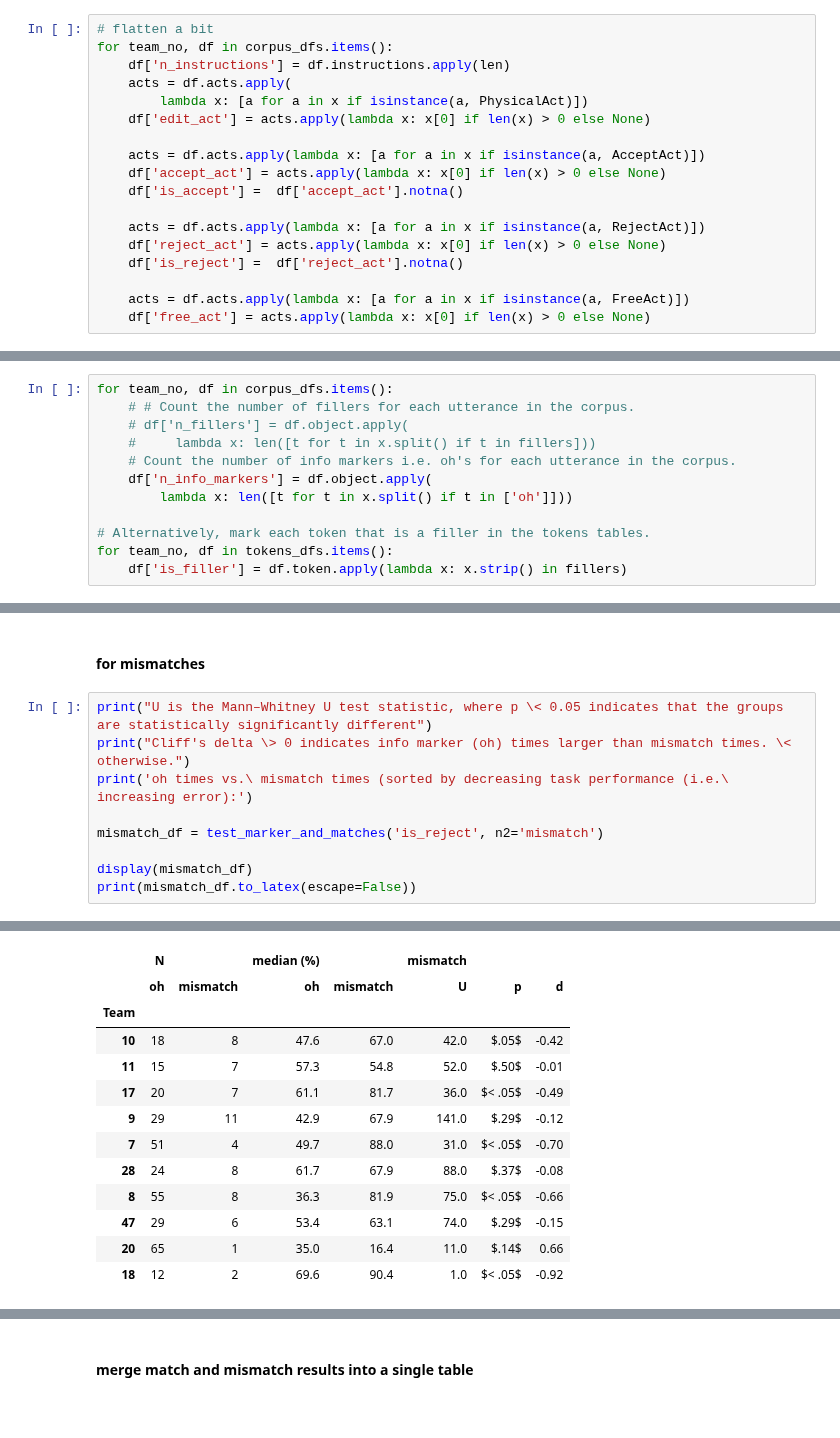
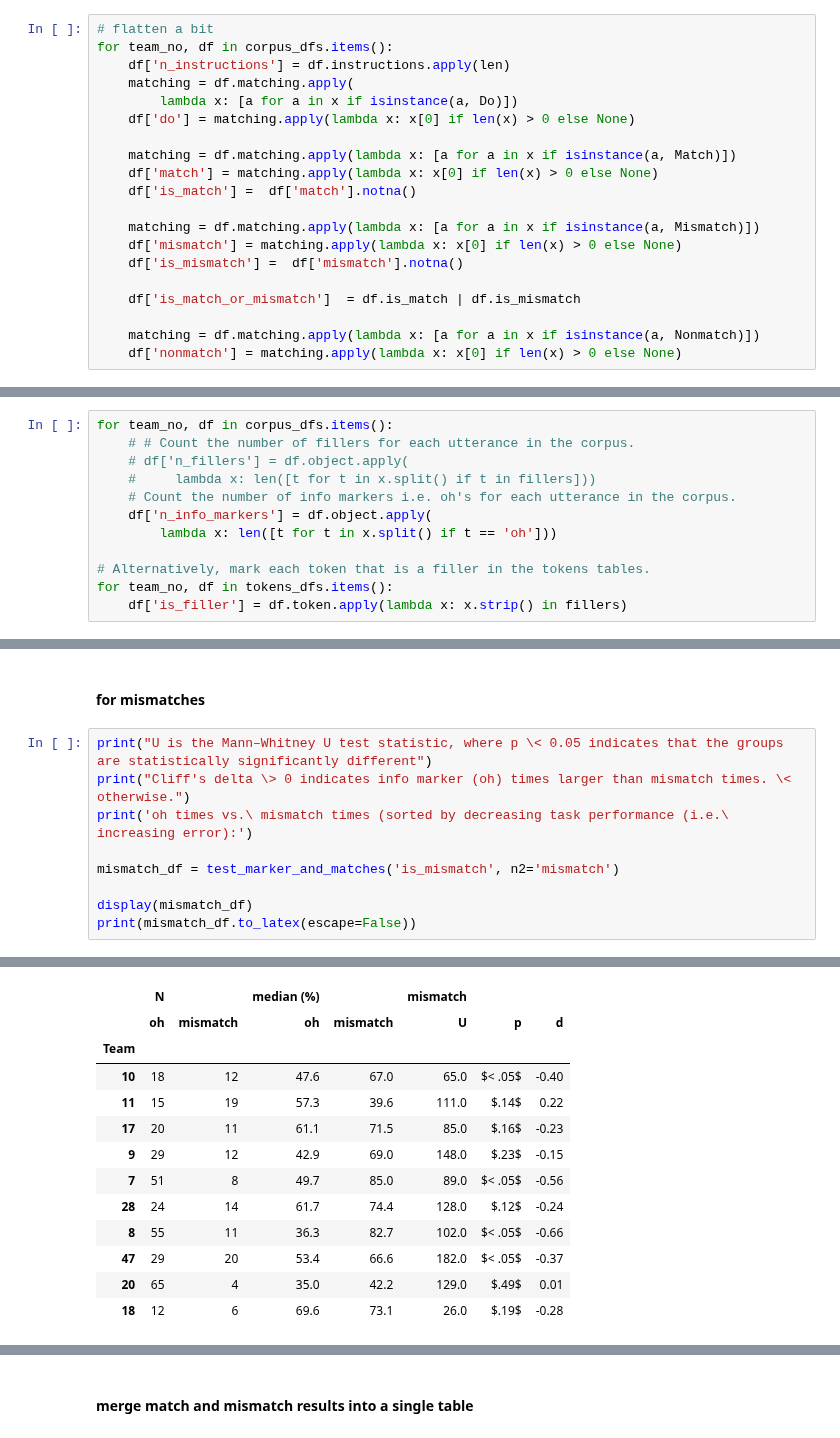
Before and after one commit to chili-epfl/justhink-alignment-analysis, a Jupyter notebook: tools/7_test_the_hypotheses.ipynb, the cells around one changed output, grey strips where cells are left out. Drawn from its saved outputs; the diff is of its cells as text.

```diff
--- a/tools/7_test_the_hypotheses.ipynb
+++ b/tools/7_test_the_hypotheses.ipynb
@@ -325,20 +325,22 @@ for team_no, df in routine_dfs.items():
 # flatten a bit
 for team_no, df in corpus_dfs.items():
     df['n_instructions'] = df.instructions.apply(len)
-    acts = df.acts.apply(
-        lambda x: [a for a in x if isinstance(a, PhysicalAct)])
-    df['edit_act'] = acts.apply(lambda x: x[0] if len(x) > 0 else None)
+    matching = df.matching.apply(
+        lambda x: [a for a in x if isinstance(a, Do)])
+    df['do'] = matching.apply(lambda x: x[0] if len(x) > 0 else None)
 
-    acts = df.acts.apply(lambda x: [a for a in x if isinstance(a, AcceptAct)])
-    df['accept_act'] = acts.apply(lambda x: x[0] if len(x) > 0 else None)
-    df['is_accept'] =  df['accept_act'].notna()
+    matching = df.matching.apply(lambda x: [a for a in x if isinstance(a, Match)])
+    df['match'] = matching.apply(lambda x: x[0] if len(x) > 0 else None)
+    df['is_match'] =  df['match'].notna()
 
-    acts = df.acts.apply(lambda x: [a for a in x if isinstance(a, RejectAct)])
-    df['reject_act'] = acts.apply(lambda x: x[0] if len(x) > 0 else None)
-    df['is_reject'] =  df['reject_act'].notna()
+    matching = df.matching.apply(lambda x: [a for a in x if isinstance(a, Mismatch)])
+    df['mismatch'] = matching.apply(lambda x: x[0] if len(x) > 0 else None)
+    df['is_mismatch'] =  df['mismatch'].notna()
 
-    acts = df.acts.apply(lambda x: [a for a in x if isinstance(a, FreeAct)])
-    df['free_act'] = acts.apply(lambda x: x[0] if len(x) > 0 else None)
+    df['is_match_or_mismatch']  = df.is_match | df.is_mismatch
+
+    matching = df.matching.apply(lambda x: [a for a in x if isinstance(a, Nonmatch)])
+    df['nonmatch'] = matching.apply(lambda x: x[0] if len(x) > 0 else None)
 # %% [markdown]
 ## Construct helper tables.
 # %% [markdown]
@@ -600,7 +602,7 @@ for team_no, df in corpus_dfs.items():
     #     lambda x: len([t for t in x.split() if t in fillers]))
     # Count the number of info markers i.e. oh's for each utterance in the corpus.
     df['n_info_markers'] = df.object.apply(
-        lambda x: len([t for t in x.split() if t in ['oh']]))
+        lambda x: len([t for t in x.split() if t == 'oh']))
 
 # Alternatively, mark each token that is a filler in the tokens tables.
 for team_no, df in tokens_dfs.items():
@@ -1240,7 +1238,7 @@ print("U is the Mann–Whitney U test statistic, where p \< 0.05 indicates that
 print("Cliff's delta \> 0 indicates info marker (oh) times larger than mismatch times. \< otherwise.")
 print('oh times vs.\ mismatch times (sorted by decreasing task performance (i.e.\ increasing error):')
 
-mismatch_df = test_marker_and_matches('is_reject', n2='mismatch')
+mismatch_df = test_marker_and_matches('is_mismatch', n2='mismatch')
 
 display(mismatch_df)
 print(mismatch_df.to_latex(escape=False))
@@ -1261,16 +1259,16 @@ For Team 18: $U =    1.0$, $p < .05$, $\text{Cliff's delta} = -0.92$ \\
 |  | N |  | median (%) |  | mismatch |  |  |
 |  | oh | mismatch | oh | mismatch | U | p | d |
 | Team |  |  |  |  |  |  |  |
-| 10 | 18 | 8 | 47.6 | 67.0 | 42.0 | $.05$ | -0.42 |
-| 11 | 15 | 7 | 57.3 | 54.8 | 52.0 | $.50$ | -0.01 |
-| 17 | 20 | 7 | 61.1 | 81.7 | 36.0 | $< .05$ | -0.49 |
-| 9 | 29 | 11 | 42.9 | 67.9 | 141.0 | $.29$ | -0.12 |
-| 7 | 51 | 4 | 49.7 | 88.0 | 31.0 | $< .05$ | -0.70 |
-| 28 | 24 | 8 | 61.7 | 67.9 | 88.0 | $.37$ | -0.08 |
-| 8 | 55 | 8 | 36.3 | 81.9 | 75.0 | $< .05$ | -0.66 |
-| 47 | 29 | 6 | 53.4 | 63.1 | 74.0 | $.29$ | -0.15 |
-| 20 | 65 | 1 | 35.0 | 16.4 | 11.0 | $.14$ | 0.66 |
-| 18 | 12 | 2 | 69.6 | 90.4 | 1.0 | $< .05$ | -0.92 |
+| 10 | 18 | 12 | 47.6 | 67.0 | 65.0 | $< .05$ | -0.40 |
+| 11 | 15 | 19 | 57.3 | 39.6 | 111.0 | $.14$ | 0.22 |
+| 17 | 20 | 11 | 61.1 | 71.5 | 85.0 | $.16$ | -0.23 |
+| 9 | 29 | 12 | 42.9 | 69.0 | 148.0 | $.23$ | -0.15 |
+| 7 | 51 | 8 | 49.7 | 85.0 | 89.0 | $< .05$ | -0.56 |
+| 28 | 24 | 14 | 61.7 | 74.4 | 128.0 | $.12$ | -0.24 |
+| 8 | 55 | 11 | 36.3 | 82.7 | 102.0 | $< .05$ | -0.66 |
+| 47 | 29 | 20 | 53.4 | 66.6 | 182.0 | $< .05$ | -0.37 |
+| 20 | 65 | 4 | 35.0 | 42.2 | 129.0 | $.49$ | 0.01 |
+| 18 | 12 | 6 | 69.6 | 73.1 | 26.0 | $.19$ | -0.28 |
 \begin{tabular}{lrrllrll}
 \toprule
 {} & \multicolumn{2}{l}{N} & \multicolumn{2}{l}{median (%)} & \multicolumn{3}{l}{mismatch} \\
```
Also changed, not shown: parts of 14 cells of this notebook, 26 other files.
